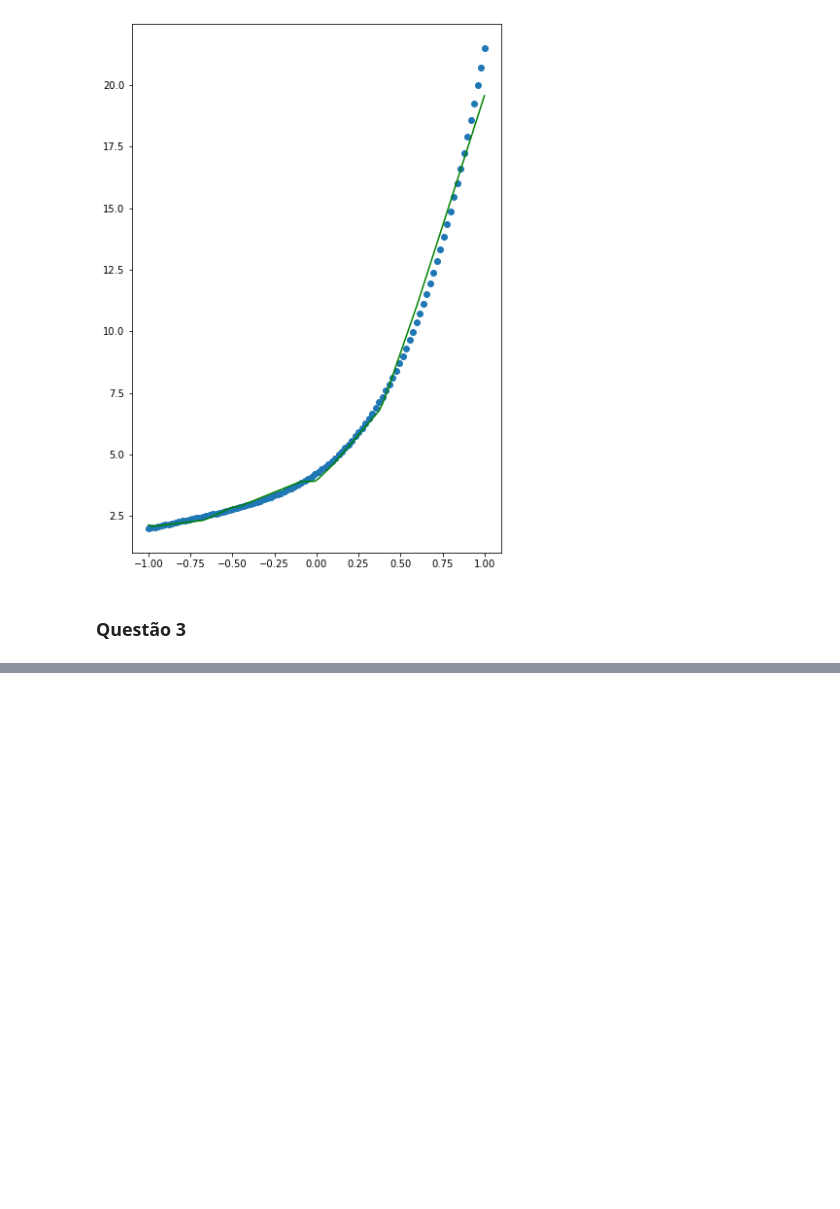
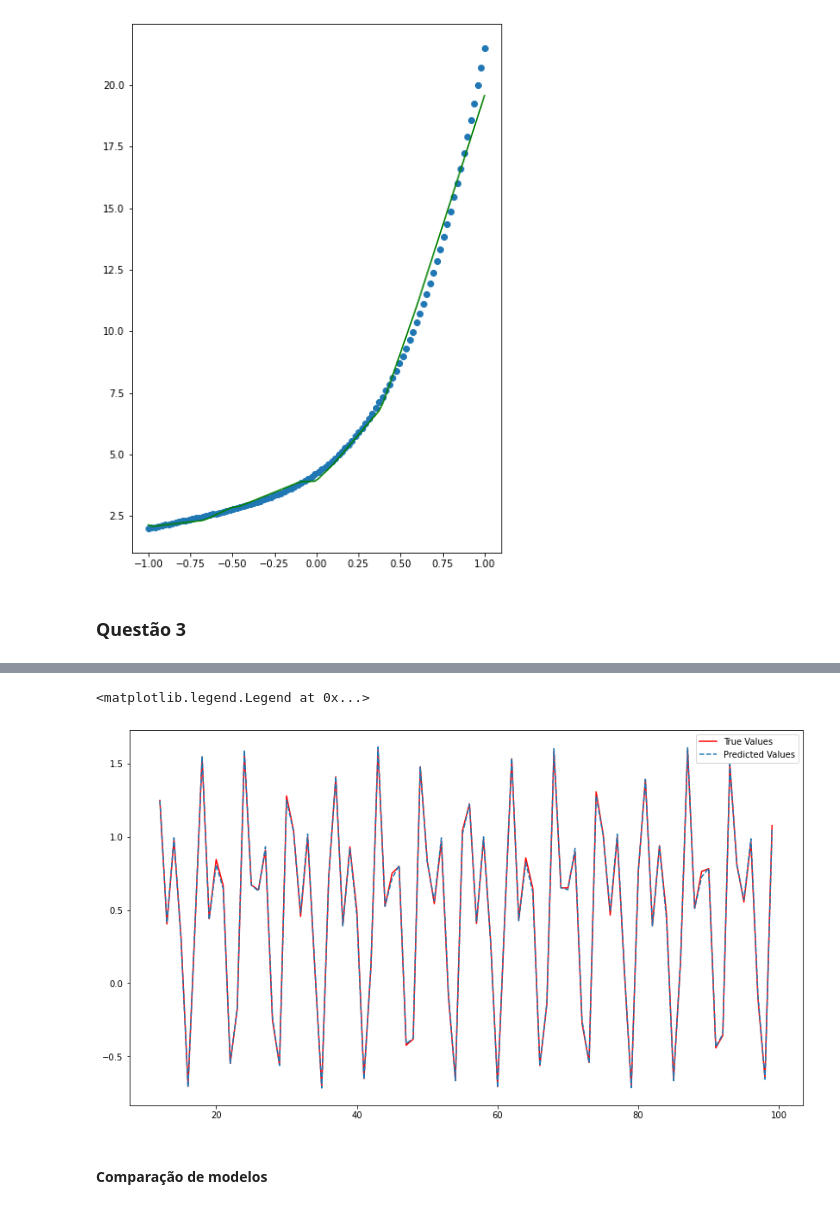
Before and after one commit to gregorylira/Deep-Learning, a Jupyter notebook: Atividade1/Main.ipynb, the cells around one changed output, grey strips where cells are left out. Cells and saved outputs as stored; diff of their text form; code cells hidden in the pictures; blank space fills up the shorter version.

```diff
--- a/Atividade1/Main.ipynb
+++ b/Atividade1/Main.ipynb
@@ -556,0 +693,11 @@ array([ 0.43514965, -0.2175382 ])
+# %%
+input_dim, output_dim = X_train.shape[1], y_train.shape[1]
+
+nn = NeuralNetwork(learning_rate=1e-1)
+nn.layers.append(Layer(input_dim=input_dim, output_dim=10, activation=sigmoid))
+nn.layers.append(Layer(input_dim=10, output_dim=10, activation=sigmoid))
+nn.layers.append(Layer(input_dim=10, output_dim=output_dim, activation=linear))
+
+nn.fit(X_train,y_train, epochs=3000, verbose=300)
+
+y_pred = nn.predict(X)
@@ -556,0 +716,12 @@ array([ 0.43514965, -0.2175382 ])
+# %%
+fig = plt.figure(figsize=(14,8))
+ax = fig.add_subplot(111)
+
+ax.plot(x[12:],f(x[12:]),color='red', label='True Values')
+ax.plot(x[12:], y_pred[:,2], '--',label='Predicted Values' )
+ax.legend(loc='best')
+# %% [output]
+<matplotlib.legend.Legend at 0x...>
+[figure, added]
+# %% [markdown]
+#### Comparação de modelos
```
Also changed, not shown: parts of 29 cells of this notebook, 2 other files.
